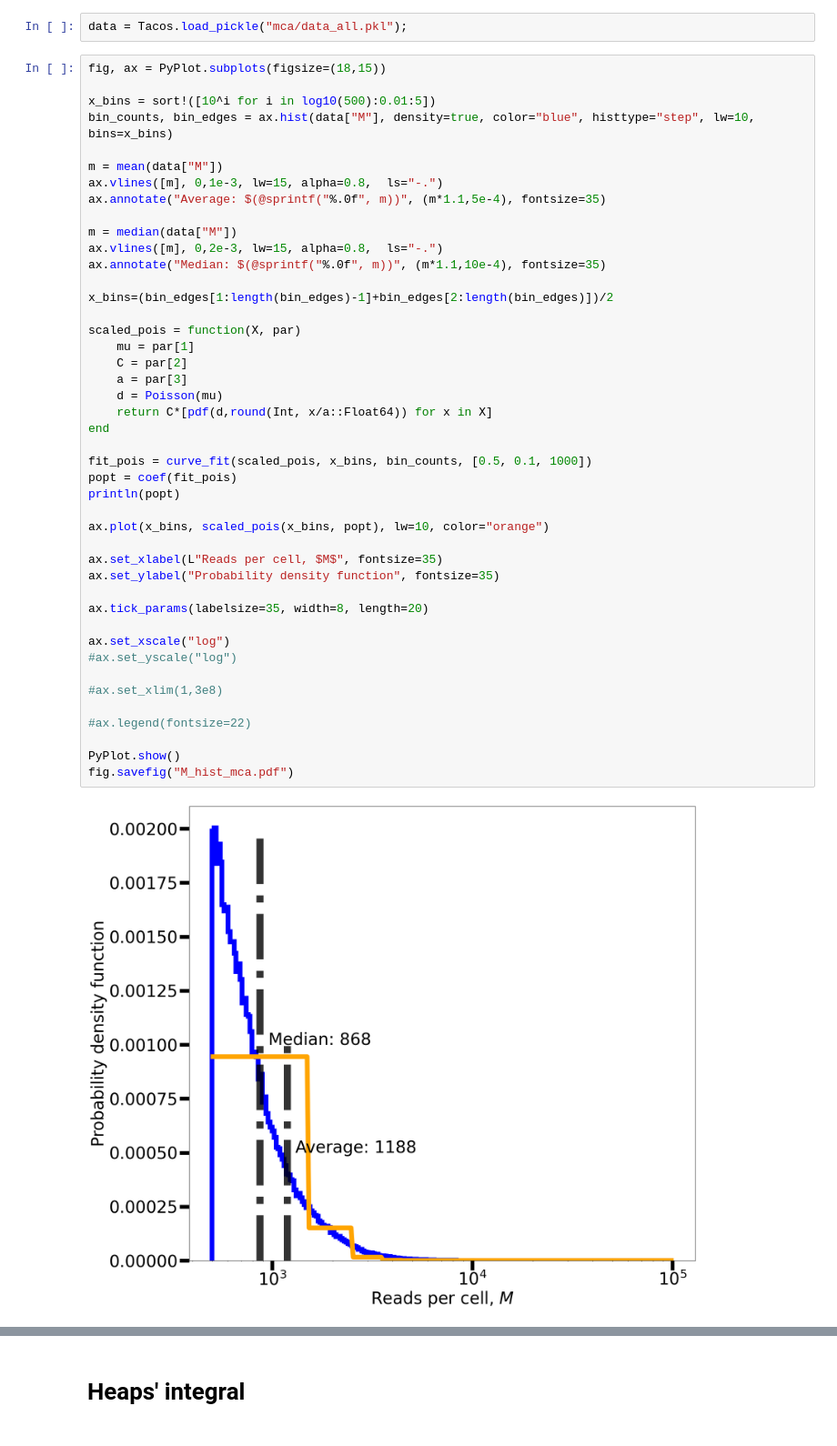
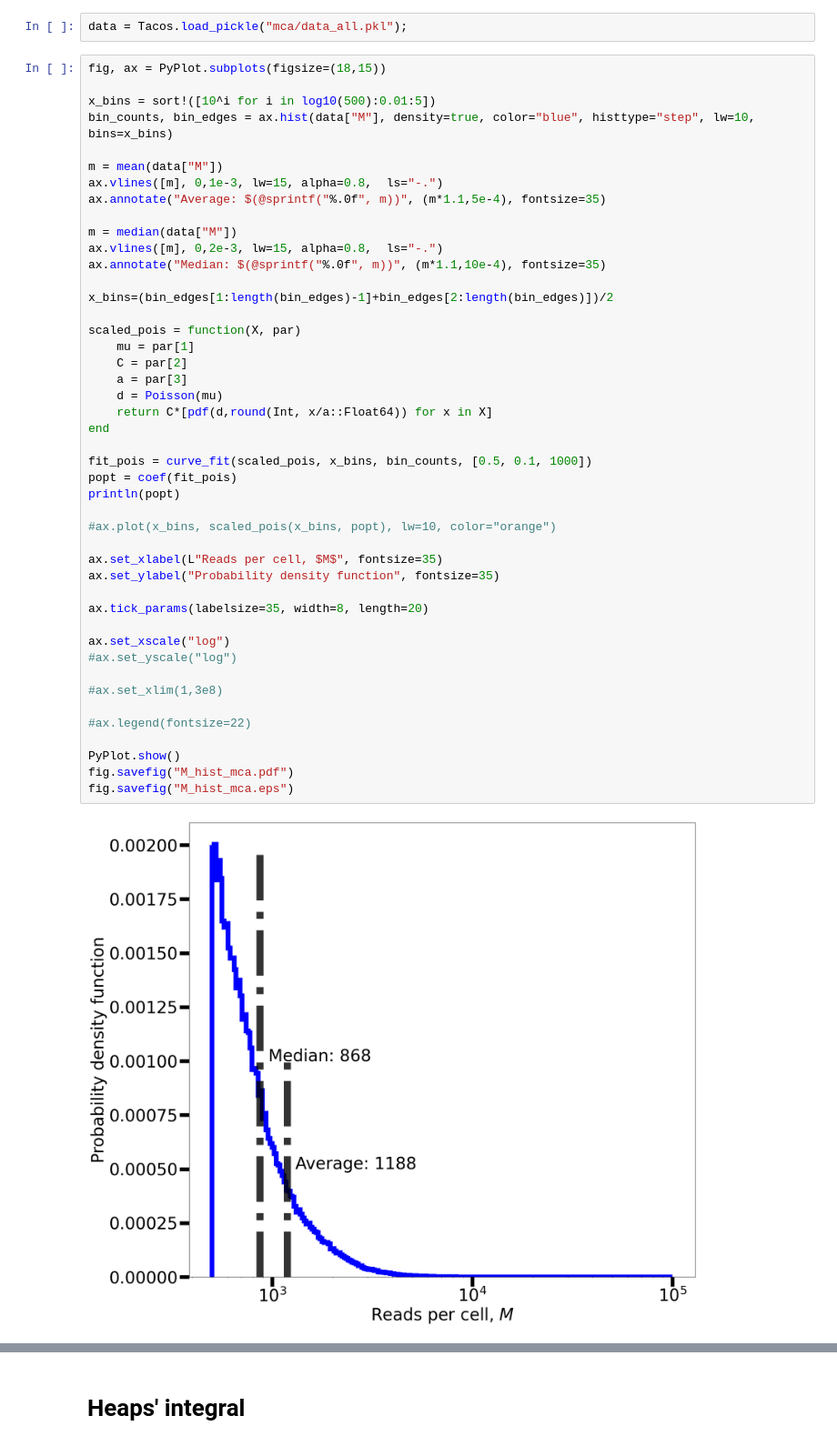
Before and after one commit to fvalle1/phd, a Jupyter notebook: mouse_Atlas/after_plot.ipynb, the cells around one changed output, grey strips where cells are left out. Shown at 91% size. Drawn from its saved outputs; the diff is of its cells as text.

```diff
--- a/mouse_Atlas/after_plot.ipynb
+++ b/mouse_Atlas/after_plot.ipynb
@@ -419,33 +435,34 @@ ax.annotate("Median: $(@sprintf("%.0f", m))", (m*1.1,10e-4), fontsize=35)
 x_bins=(bin_edges[1:length(bin_edges)-1]+bin_edges[2:length(bin_edges)])/2
 
 scaled_pois = function(X, par)
     mu = par[1]
     C = par[2]
     a = par[3]
     d = Poisson(mu)
     return C*[pdf(d,round(Int, x/a::Float64)) for x in X]
 end
 
 fit_pois = curve_fit(scaled_pois, x_bins, bin_counts, [0.5, 0.1, 1000])
 popt = coef(fit_pois)
 println(popt)
 
-ax.plot(x_bins, scaled_pois(x_bins, popt), lw=10, color="orange")
+#ax.plot(x_bins, scaled_pois(x_bins, popt), lw=10, color="orange")
 
 ax.set_xlabel(L"Reads per cell, $M$", fontsize=35)
 ax.set_ylabel("Probability density function", fontsize=35)
 
 ax.tick_params(labelsize=35, width=8, length=20)
 
 ax.set_xscale("log")
 #ax.set_yscale("log")
 
 #ax.set_xlim(1,3e8)
 
 #ax.legend(fontsize=22)
 
 PyPlot.show()
 fig.savefig("M_hist_mca.pdf")
+fig.savefig("M_hist_mca.eps")
 # %% [output]
-[figure, old version]
+[figure, new version]
 [0.3205828080801105, 0.00405831415051129, 1000.0]
```
Also changed, not shown: parts of 3 cells of this notebook, 2 other files.
